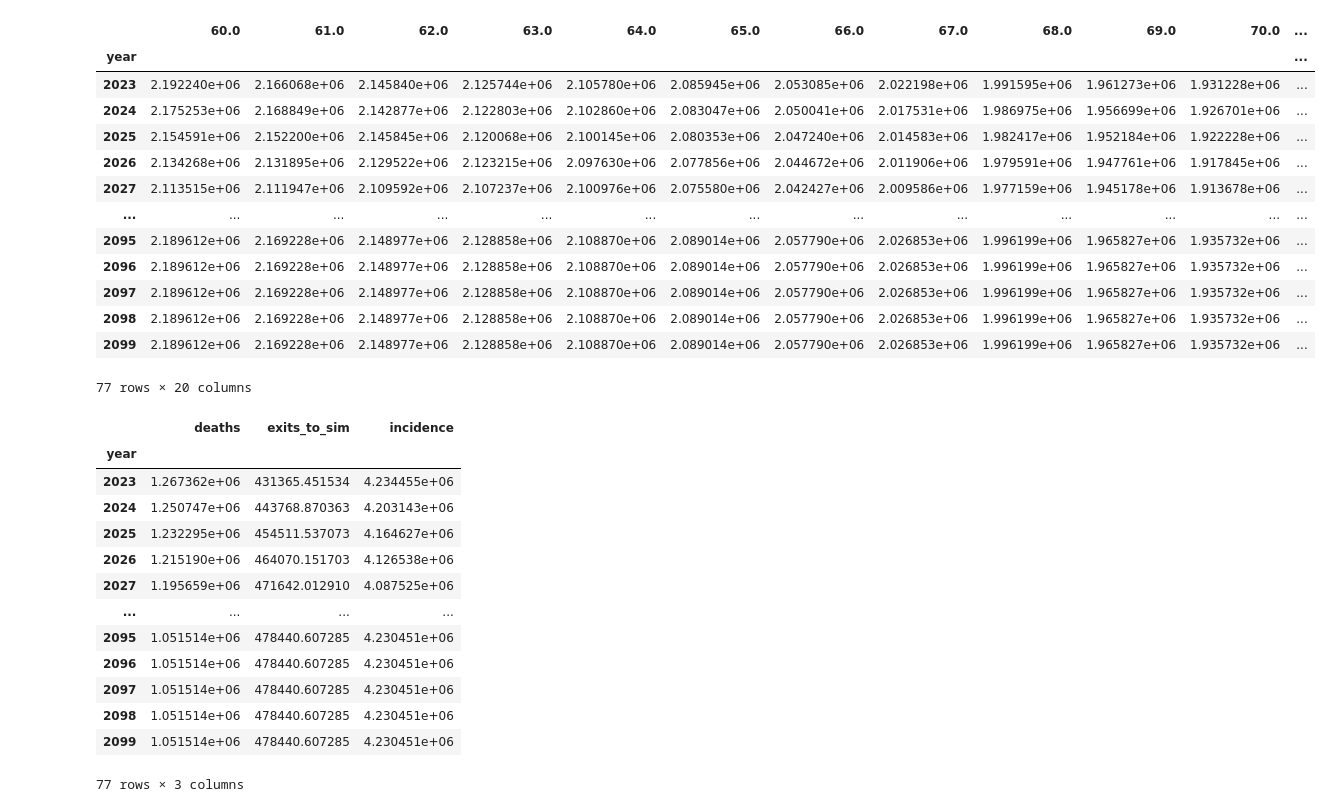
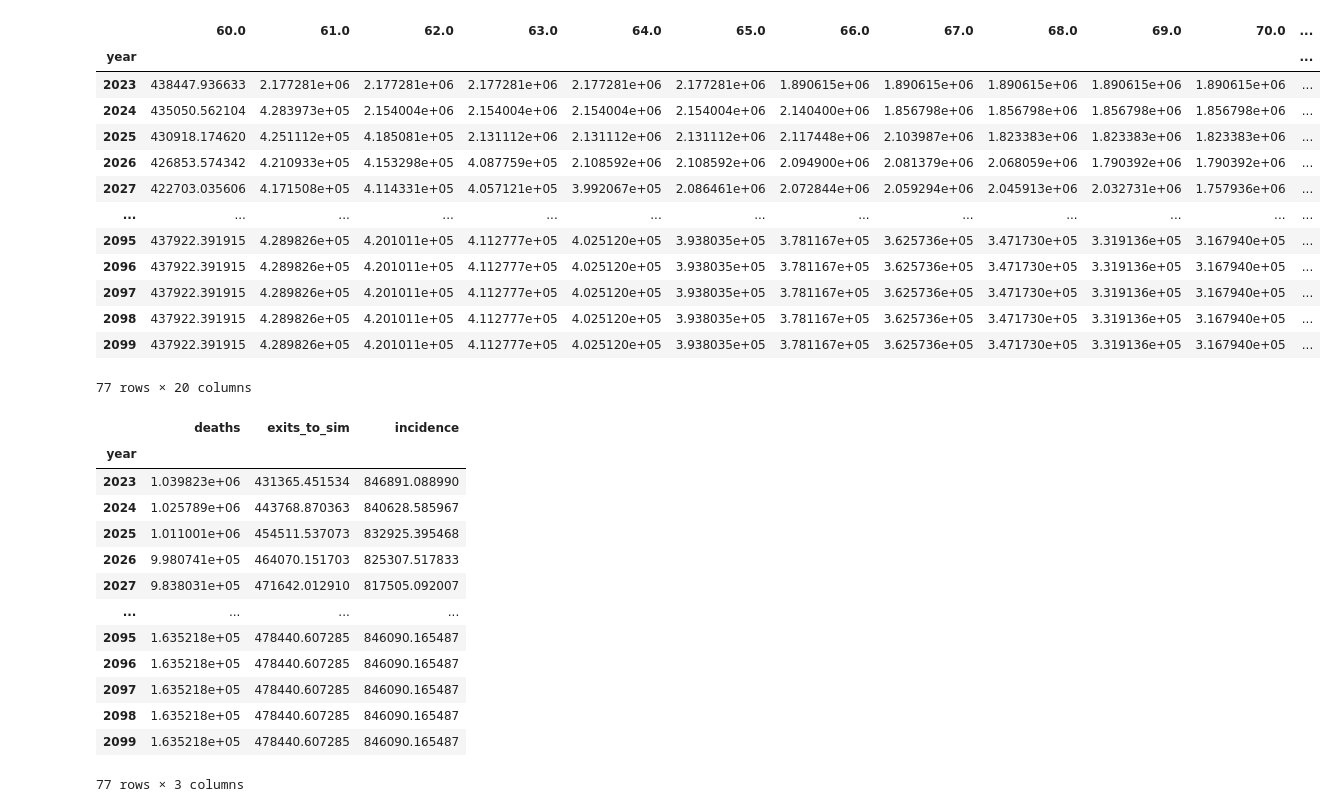
Before and after one commit to ihmeuw/vivarium_research_alzheimers, a Jupyter notebook: outside_sim_calculations/multistate_testing_treatment_table.ipynb, the cells around one changed output. Drawn from its saved outputs; the diff is of its cells as text; code cells hidden in the pictures.

```diff
--- a/outside_sim_calculations/multistate_testing_treatment_table.ipynb
+++ b/outside_sim_calculations/multistate_testing_treatment_table.ipynb
@@ -95,7 +95,9 @@ def run_time_step(pop_table, year, new_entrants, bbbm_incidence, mortality):
         lookup_year = min(year, 2050)
 
         if age_start == 60:  # add incident 60 year olds:
-            pop_table.loc[index] = new_entrants.loc[(sex, lookup_year)]
+            pop_table.loc[index] = (
+                new_entrants.loc[(sex, lookup_year)] / GBD_AGE_GROUP_YEARS
+            )
             person_time["incidence"] += pop_table.loc[index]
         else:  # copy population from the age group below this one
             # move people into new age groups:
@@ -104,7 +106,7 @@ def run_time_step(pop_table, year, new_entrants, bbbm_incidence, mortality):
             # mortality:
             age_group_start = (
                 floor((age_start - 1) / GBD_AGE_GROUP_YEARS) * GBD_AGE_GROUP_YEARS
-            )  # previous age_start
+            )  # previous age_start, rounded to GBD age group boundaries
 
             index_in_groups = (
                 sex,
@@ -155,64 +157,66 @@ new_entrants_all_states_prev = (
     .mean(axis=1)
     .droplevel(["age_start", "age_end", "year_start", "year_end"])
 )
-new_entrants = new_entrants_forecasted * (1 - new_entrants_all_states_prev) / 5
+new_entrants = (
+    new_entrants_forecasted * (1 - new_entrants_all_states_prev) / GBD_AGE_GROUP_YEARS
+)
 
 background_mortality = load_background_mortality()
 
 bbbm_incidence_counts = (
     art.load(BBBM_INCIDENCE_KEY).query("age_start >= 60 & age_start < 80").mean(axis=1)
 )
 
 # person-time observer
 person_time = []
 
 
 for year in range(SIM_START, SIM_END):
     year_person_time = run_time_step(
         pop_table, year, new_entrants, bbbm_incidence_counts, background_mortality
     )
     person_time.append(year_person_time)
 
 
 age_groups = (
     pd.DataFrame(person_time)
     .drop(["deaths", "exits_to_sim", "incidence"], axis=1)
     .set_index("year")
 )
 age_groups = age_groups[age_groups.columns[::-1]]  # reverse order
 categories = pd.DataFrame(person_time)[
     ["year", "deaths", "exits_to_sim", "incidence"]
 ].set_index("year")
 display(age_groups)
 display(categories)
 # %% [output]
 |  | 60.0 | 61.0 | 62.0 | 63.0 | 64.0 | 65.0 | 66.0 | 67.0 | 68.0 | 69.0 | 70.0 | ... |
 | year |  |  |  |  |  |  |  |  |  |  |  | ... |
-| 2023 | 2.192240e+06 | 2.166068e+06 | 2.145840e+06 | 2.125744e+06 | 2.105780e+06 | 2.085945e+06 | 2.053085e+06 | 2.022198e+06 | 1.991595e+06 | 1.961273e+06 | 1.931228e+06 | ... |
-| 2024 | 2.175253e+06 | 2.168849e+06 | 2.142877e+06 | 2.122803e+06 | 2.102860e+06 | 2.083047e+06 | 2.050041e+06 | 2.017531e+06 | 1.986975e+06 | 1.956699e+06 | 1.926701e+06 | ... |
-| 2025 | 2.154591e+06 | 2.152200e+06 | 2.145845e+06 | 2.120068e+06 | 2.100145e+06 | 2.080353e+06 | 2.047240e+06 | 2.014583e+06 | 1.982417e+06 | 1.952184e+06 | 1.922228e+06 | ... |
-| 2026 | 2.134268e+06 | 2.131895e+06 | 2.129522e+06 | 2.123215e+06 | 2.097630e+06 | 2.077856e+06 | 2.044672e+06 | 2.011906e+06 | 1.979591e+06 | 1.947761e+06 | 1.917845e+06 | ... |
-| 2027 | 2.113515e+06 | 2.111947e+06 | 2.109592e+06 | 2.107237e+06 | 2.100976e+06 | 2.075580e+06 | 2.042427e+06 | 2.009586e+06 | 1.977159e+06 | 1.945178e+06 | 1.913678e+06 | ... |
+| 2023 | 438447.936633 | 2.177281e+06 | 2.177281e+06 | 2.177281e+06 | 2.177281e+06 | 2.177281e+06 | 1.890615e+06 | 1.890615e+06 | 1.890615e+06 | 1.890615e+06 | 1.890615e+06 | ... |
+| 2024 | 435050.562104 | 4.283973e+05 | 2.154004e+06 | 2.154004e+06 | 2.154004e+06 | 2.154004e+06 | 2.140400e+06 | 1.856798e+06 | 1.856798e+06 | 1.856798e+06 | 1.856798e+06 | ... |
+| 2025 | 430918.174620 | 4.251112e+05 | 4.185081e+05 | 2.131112e+06 | 2.131112e+06 | 2.131112e+06 | 2.117448e+06 | 2.103987e+06 | 1.823383e+06 | 1.823383e+06 | 1.823383e+06 | ... |
+| 2026 | 426853.574342 | 4.210933e+05 | 4.153298e+05 | 4.087759e+05 | 2.108592e+06 | 2.108592e+06 | 2.094900e+06 | 2.081379e+06 | 2.068059e+06 | 1.790392e+06 | 1.790392e+06 | ... |
+| 2027 | 422703.035606 | 4.171508e+05 | 4.114331e+05 | 4.057121e+05 | 3.992067e+05 | 2.086461e+06 | 2.072844e+06 | 2.059294e+06 | 2.045913e+06 | 2.032731e+06 | 1.757936e+06 | ... |
 | ... | ... | ... | ... | ... | ... | ... | ... | ... | ... | ... | ... | ... |
-| 2095 | 2.189612e+06 | 2.169228e+06 | 2.148977e+06 | 2.128858e+06 | 2.108870e+06 | 2.089014e+06 | 2.057790e+06 | 2.026853e+06 | 1.996199e+06 | 1.965827e+06 | 1.935732e+06 | ... |
-| 2096 | 2.189612e+06 | 2.169228e+06 | 2.148977e+06 | 2.128858e+06 | 2.108870e+06 | 2.089014e+06 | 2.057790e+06 | 2.026853e+06 | 1.996199e+06 | 1.965827e+06 | 1.935732e+06 | ... |
-| 2097 | 2.189612e+06 | 2.169228e+06 | 2.148977e+06 | 2.128858e+06 | 2.108870e+06 | 2.089014e+06 | 2.057790e+06 | 2.026853e+06 | 1.996199e+06 | 1.965827e+06 | 1.935732e+06 | ... |
-| 2098 | 2.189612e+06 | 2.169228e+06 | 2.148977e+06 | 2.128858e+06 | 2.108870e+06 | 2.089014e+06 | 2.057790e+06 | 2.026853e+06 | 1.996199e+06 | 1.965827e+06 | 1.935732e+06 | ... |
-| 2099 | 2.189612e+06 | 2.169228e+06 | 2.148977e+06 | 2.128858e+06 | 2.108870e+06 | 2.089014e+06 | 2.057790e+06 | 2.026853e+06 | 1.996199e+06 | 1.965827e+06 | 1.935732e+06 | ... |
+| 2095 | 437922.391915 | 4.289826e+05 | 4.201011e+05 | 4.112777e+05 | 4.025120e+05 | 3.938035e+05 | 3.781167e+05 | 3.625736e+05 | 3.471730e+05 | 3.319136e+05 | 3.167940e+05 | ... |
+| 2096 | 437922.391915 | 4.289826e+05 | 4.201011e+05 | 4.112777e+05 | 4.025120e+05 | 3.938035e+05 | 3.781167e+05 | 3.625736e+05 | 3.471730e+05 | 3.319136e+05 | 3.167940e+05 | ... |
+| 2097 | 437922.391915 | 4.289826e+05 | 4.201011e+05 | 4.112777e+05 | 4.025120e+05 | 3.938035e+05 | 3.781167e+05 | 3.625736e+05 | 3.471730e+05 | 3.319136e+05 | 3.167940e+05 | ... |
+| 2098 | 437922.391915 | 4.289826e+05 | 4.201011e+05 | 4.112777e+05 | 4.025120e+05 | 3.938035e+05 | 3.781167e+05 | 3.625736e+05 | 3.471730e+05 | 3.319136e+05 | 3.167940e+05 | ... |
+| 2099 | 437922.391915 | 4.289826e+05 | 4.201011e+05 | 4.112777e+05 | 4.025120e+05 | 3.938035e+05 | 3.781167e+05 | 3.625736e+05 | 3.471730e+05 | 3.319136e+05 | 3.167940e+05 | ... |
 77 rows × 20 columns
 |  | deaths | exits_to_sim | incidence |
 | year |  |  |  |
-| 2023 | 1.267362e+06 | 431365.451534 | 4.234455e+06 |
-| 2024 | 1.250747e+06 | 443768.870363 | 4.203143e+06 |
-| 2025 | 1.232295e+06 | 454511.537073 | 4.164627e+06 |
-| 2026 | 1.215190e+06 | 464070.151703 | 4.126538e+06 |
-| 2027 | 1.195659e+06 | 471642.012910 | 4.087525e+06 |
+| 2023 | 1.039823e+06 | 431365.451534 | 846891.088990 |
+| 2024 | 1.025789e+06 | 443768.870363 | 840628.585967 |
+| 2025 | 1.011001e+06 | 454511.537073 | 832925.395468 |
+| 2026 | 9.980741e+05 | 464070.151703 | 825307.517833 |
+| 2027 | 9.838031e+05 | 471642.012910 | 817505.092007 |
 | ... | ... | ... | ... |
-| 2095 | 1.051514e+06 | 478440.607285 | 4.230451e+06 |
-| 2096 | 1.051514e+06 | 478440.607285 | 4.230451e+06 |
-| 2097 | 1.051514e+06 | 478440.607285 | 4.230451e+06 |
-| 2098 | 1.051514e+06 | 478440.607285 | 4.230451e+06 |
-| 2099 | 1.051514e+06 | 478440.607285 | 4.230451e+06 |
+| 2095 | 1.635218e+05 | 478440.607285 | 846090.165487 |
+| 2096 | 1.635218e+05 | 478440.607285 | 846090.165487 |
+| 2097 | 1.635218e+05 | 478440.607285 | 846090.165487 |
+| 2098 | 1.635218e+05 | 478440.607285 | 846090.165487 |
+| 2099 | 1.635218e+05 | 478440.607285 | 846090.165487 |
 77 rows × 3 columns
 # %%
 age_groups.plot()
```
Also changed, not shown: parts of 1 cell of this notebook.
